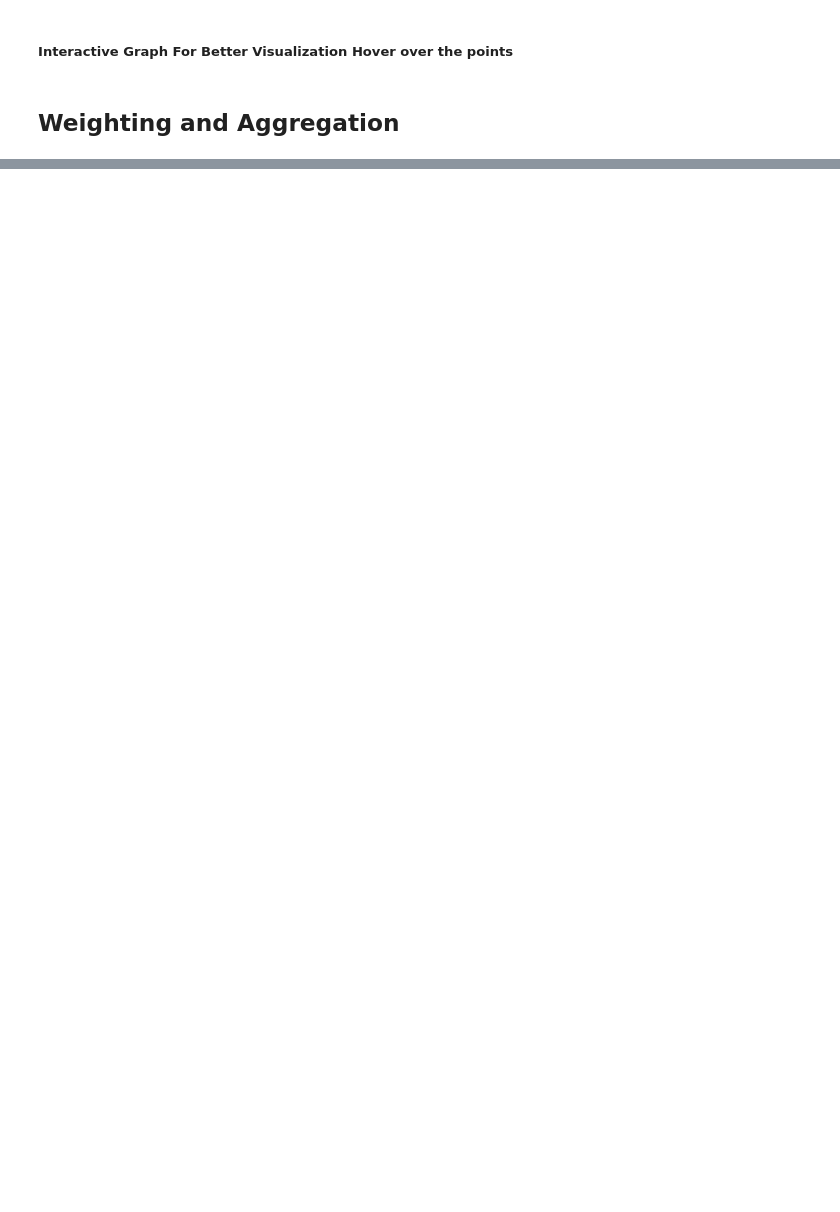
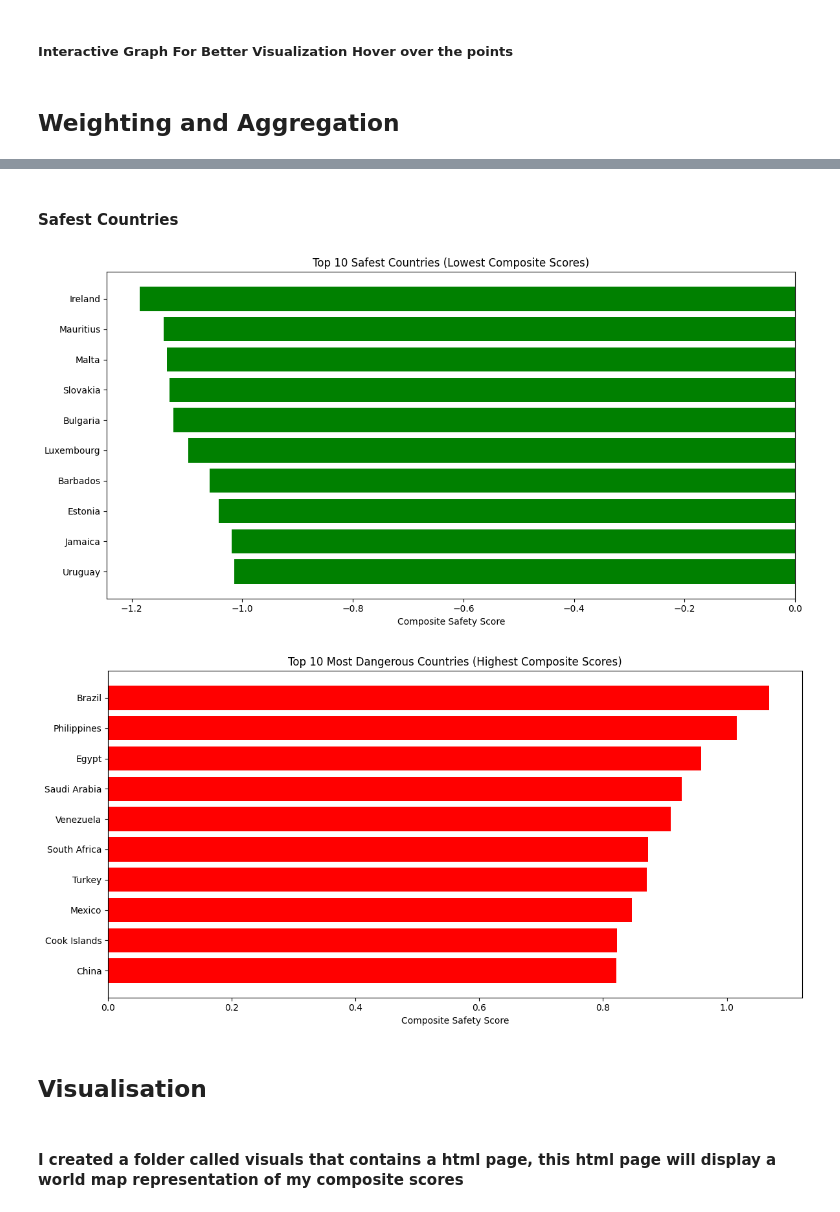
Before and after one commit to JasNjoku/Data-Analysis-CA, a Jupyter notebook: index_building.ipynb, the cells around one changed output, grey strips where cells are left out. Saved outputs shown, nothing was run; the diff lists cells and outputs as text; code cells hidden in the pictures; blank space fills up the shorter version.

```diff
--- a/index_building.ipynb
+++ b/index_building.ipynb
@@ -812,0 +835,17 @@ fig.show()
+# %%
+pca_loadings_matrix = pca.components_.T * np.sqrt(pca.explained_variance_)
+pca_loadings_df_full = pd.DataFrame(
+    pca_loadings_matrix,
+    columns=[f'PC{i+1}' for i in range(pca.n_components_)],
+    index=df_features.columns
+)
+
+pc1_abs = pca_loadings_df_full['PC1'].abs()
+weights = pc1_abs / pc1_abs.sum()
+# %%
+composite_scores = scaled_df[weights.index] @ weights
+composite_scores_df = pd.DataFrame(composite_scores, columns=['Composite Score'])
+composite_scores_df['Country'] = scaled_df['Country'].values
+composite_scores_df = composite_scores_df.sort_values(by='Composite Score', ascending=True)
+
+print(composite_scores_df.reset_index(drop=True))
@@ -812,0 +867,30 @@ fig.show()
+# %% [markdown]
+#### Safest Countries
+# %%
+# Sort scores in ascending order: lower = safer
+composite_scores_sorted = composite_scores_df.sort_values(by='Composite Score', ascending=True)
+
+top_10_safest = composite_scores_sorted.head(10)
+plt.figure(figsize=(12, 6))
+plt.barh(top_10_safest['Country'], top_10_safest['Composite Score'], color='green')
+plt.xlabel('Composite Safety Score')
+plt.title('Top 10 Safest Countries (Lowest Composite Scores)')
+plt.gca().invert_yaxis()
+plt.tight_layout()
+plt.show()
+
+top_10_dangerous = composite_scores_sorted.tail(10).sort_values(by='Composite Score', ascending=False)
+plt.figure(figsize=(12, 6))
+plt.barh(top_10_dangerous['Country'], top_10_dangerous['Composite Score'], color='red')
+plt.xlabel('Composite Safety Score')
+plt.title('Top 10 Most Dangerous Countries (Highest Composite Scores)')
+plt.gca().invert_yaxis()
+plt.tight_layout()
+plt.show()
+# %% [output]
+[figure, added]
+[figure, added]
+# %% [markdown]
+## Visualisation
+# %% [markdown]
+#### I created a folder called visuals that contains a html page, this html page will display a world map representation of my composite scores
```
Also changed, not shown: parts of 6 cells of this notebook, 2 other files.
